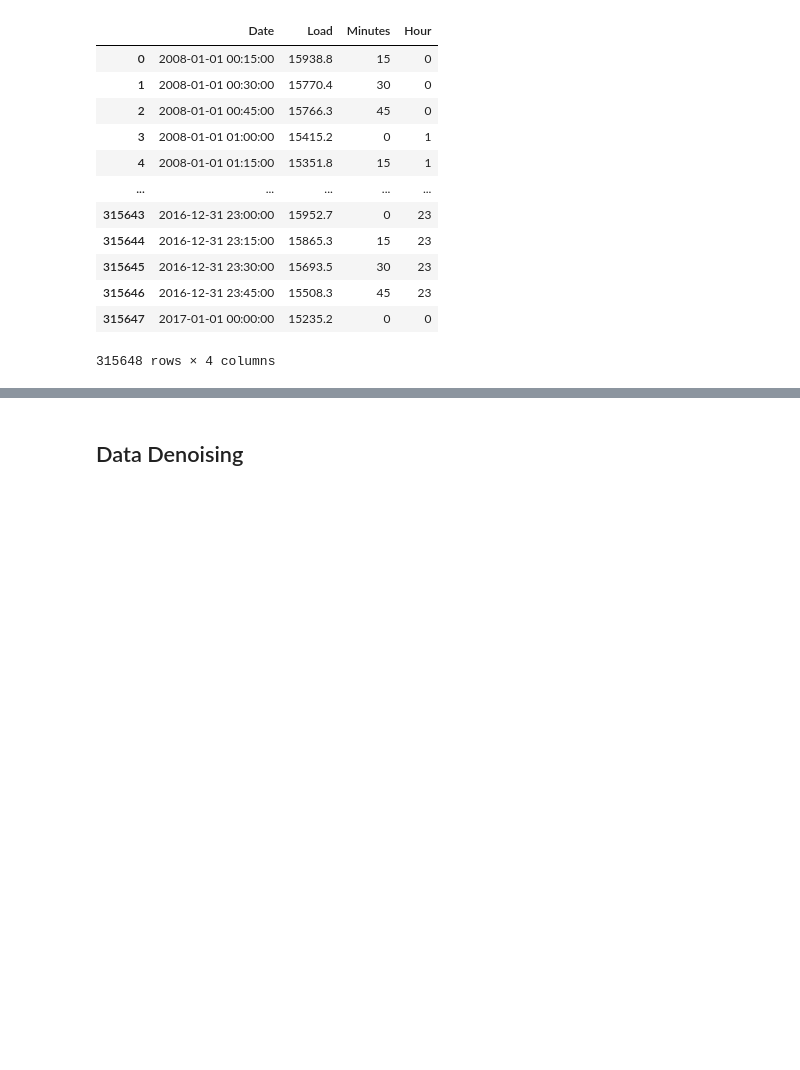
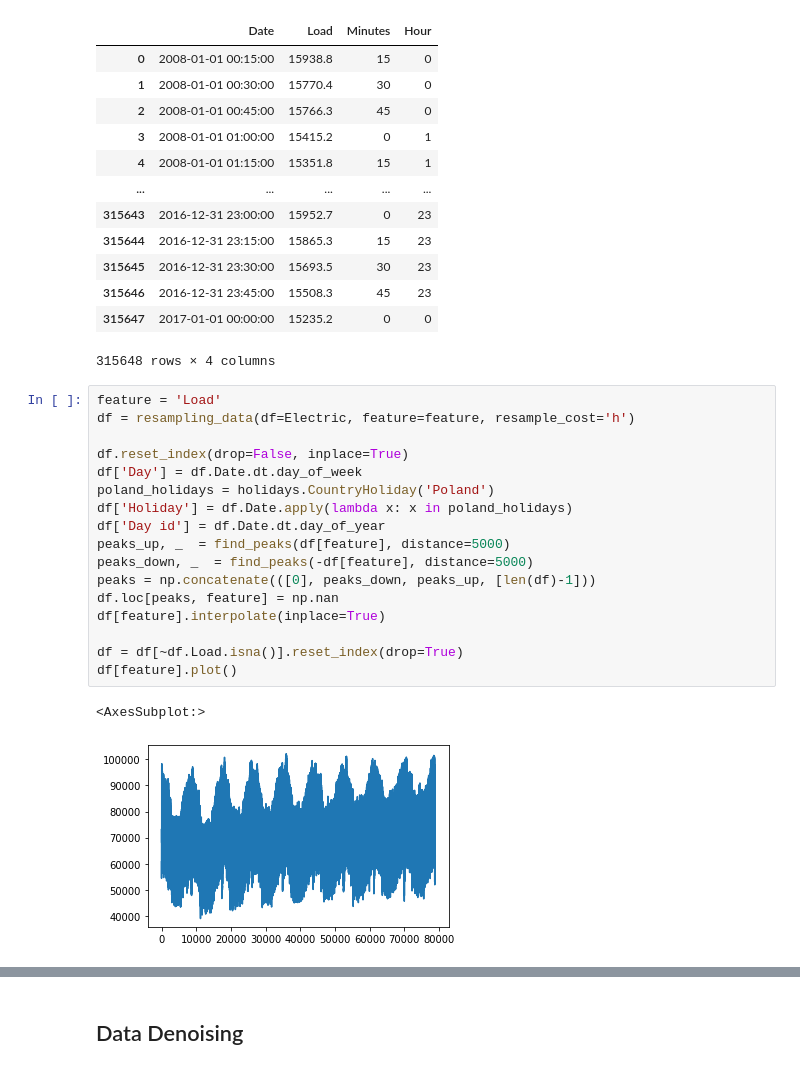
Before and after one commit to BleakHeart/Report-2, a Jupyter notebook: src/PSF_forecasting.ipynb, the cells around one changed output, grey strips where cells are left out. Cells and saved outputs as stored; diff of their text form; blank space fills up the shorter version.

```diff
--- a/src/PSF_forecasting.ipynb
+++ b/src/PSF_forecasting.ipynb
@@ -43,3 +43,23 @@ Electric
 | 315646 | 2016-12-31 23:45:00 | 15508.3 | 45 | 23 |
 | 315647 | 2017-01-01 00:00:00 | 15235.2 | 0 | 0 |
 315648 rows × 4 columns
+# %%
+feature = 'Load'
+df = resampling_data(df=Electric, feature=feature, resample_cost='h')
+
+df.reset_index(drop=False, inplace=True)
+df['Day'] = df.Date.dt.day_of_week
+poland_holidays = holidays.CountryHoliday('Poland')
+df['Holiday'] = df.Date.apply(lambda x: x in poland_holidays)
+df['Day id'] = df.Date.dt.day_of_year
+peaks_up, _  = find_peaks(df[feature], distance=5000)
+peaks_down, _  = find_peaks(-df[feature], distance=5000)
+peaks = np.concatenate(([0], peaks_down, peaks_up, [len(df)-1]))
+df.loc[peaks, feature] = np.nan
+df[feature].interpolate(inplace=True)
+
+df = df[~df.Load.isna()].reset_index(drop=True)
+df[feature].plot()
+# %% [output]
+<AxesSubplot:>
+[figure, added]
```
Also changed, not shown: parts of 44 cells of this notebook, 16 other files.
